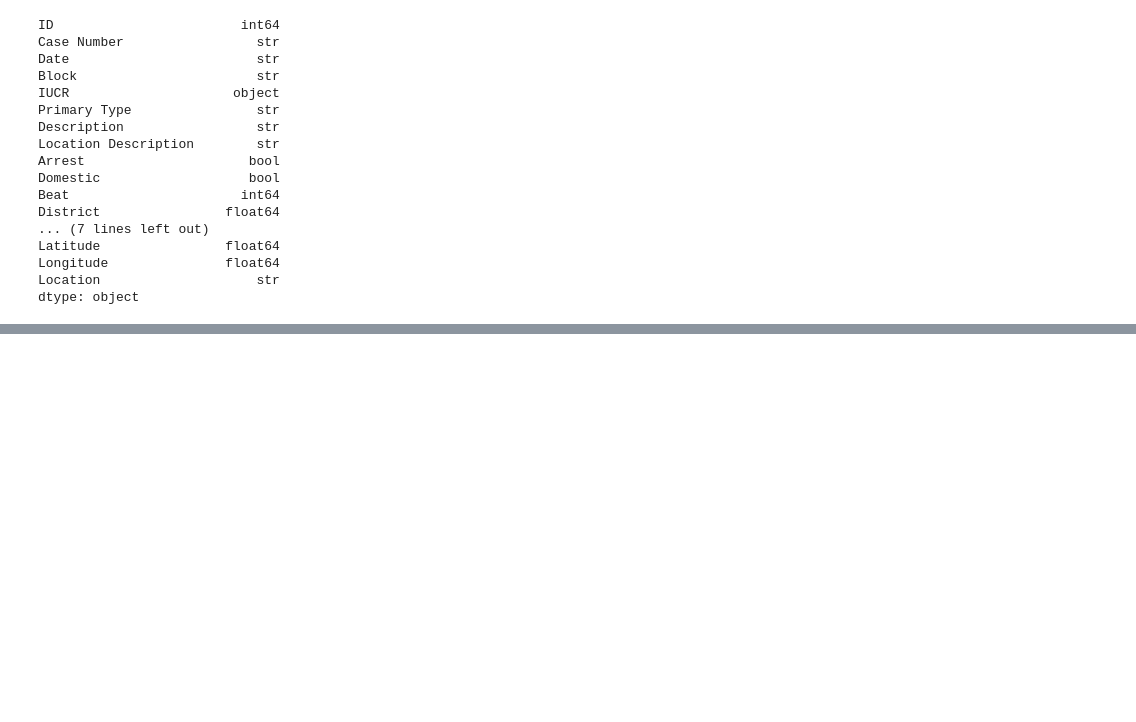
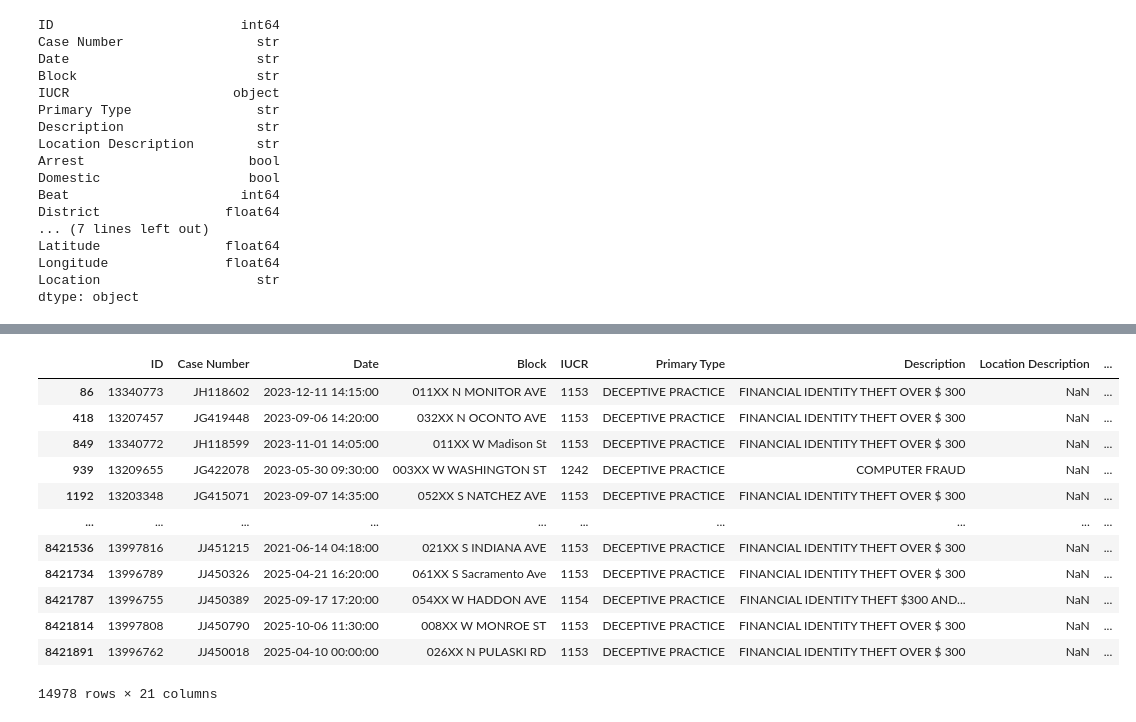
Before and after one commit to TahaSoylu44/Chicago_Crimes_Analysis, a Jupyter notebook: study_data.ipynb, the cells around one changed output, grey strips where cells are left out. Saved outputs shown, nothing was run; the diff lists cells and outputs as text; code cells hidden in the pictures; blank space fills up the shorter version.

```diff
--- a/study_data.ipynb
+++ b/study_data.ipynb
@@ -39,0 +92,2 @@ dtype: object
+# %%
+df["Date"] = pd.to_datetime(df["Date"])  # Tarihler string olarak değil, datetime olarak incelenmeli
@@ -39,0 +140,2 @@ dtype: object
+# %%
+df.drop(columns=["Year"], inplace=True)   # zaten elimde datetime türünde tarih olduğu için buna gerek yok.
@@ -39,0 +164,16 @@ dtype: object
+# %%
+df[df["Location Description"].isna()]
+# %% [output]
+|  | ID | Case Number | Date | Block | IUCR | Primary Type | Description | Location Description | ... |
+| 86 | 13340773 | JH118602 | 2023-12-11 14:15:00 | 011XX N MONITOR AVE | 1153 | DECEPTIVE PRACTICE | FINANCIAL IDENTITY THEFT OVER $ 300 | NaN | ... |
+| 418 | 13207457 | JG419448 | 2023-09-06 14:20:00 | 032XX N OCONTO AVE | 1153 | DECEPTIVE PRACTICE | FINANCIAL IDENTITY THEFT OVER $ 300 | NaN | ... |
+| 849 | 13340772 | JH118599 | 2023-11-01 14:05:00 | 011XX W Madison St | 1153 | DECEPTIVE PRACTICE | FINANCIAL IDENTITY THEFT OVER $ 300 | NaN | ... |
+| 939 | 13209655 | JG422078 | 2023-05-30 09:30:00 | 003XX W WASHINGTON ST | 1242 | DECEPTIVE PRACTICE | COMPUTER FRAUD | NaN | ... |
+| 1192 | 13203348 | JG415071 | 2023-09-07 14:35:00 | 052XX S NATCHEZ AVE | 1153 | DECEPTIVE PRACTICE | FINANCIAL IDENTITY THEFT OVER $ 300 | NaN | ... |
+| ... | ... | ... | ... | ... | ... | ... | ... | ... | ... |
+| 8421536 | 13997816 | JJ451215 | 2021-06-14 04:18:00 | 021XX S INDIANA AVE | 1153 | DECEPTIVE PRACTICE | FINANCIAL IDENTITY THEFT OVER $ 300 | NaN | ... |
+| 8421734 | 13996789 | JJ450326 | 2025-04-21 16:20:00 | 061XX S Sacramento Ave | 1153 | DECEPTIVE PRACTICE | FINANCIAL IDENTITY THEFT OVER $ 300 | NaN | ... |
+| 8421787 | 13996755 | JJ450389 | 2025-09-17 17:20:00 | 054XX W HADDON AVE | 1154 | DECEPTIVE PRACTICE | FINANCIAL IDENTITY THEFT $300 AND... | NaN | ... |
+| 8421814 | 13997808 | JJ450790 | 2025-10-06 11:30:00 | 008XX W MONROE ST | 1153 | DECEPTIVE PRACTICE | FINANCIAL IDENTITY THEFT OVER $ 300 | NaN | ... |
+| 8421891 | 13996762 | JJ450018 | 2025-04-10 00:00:00 | 026XX N PULASKI RD | 1153 | DECEPTIVE PRACTICE | FINANCIAL IDENTITY THEFT OVER $ 300 | NaN | ... |
+14978 rows × 21 columns
```
Also changed, not shown: parts of 49 cells of this notebook.
